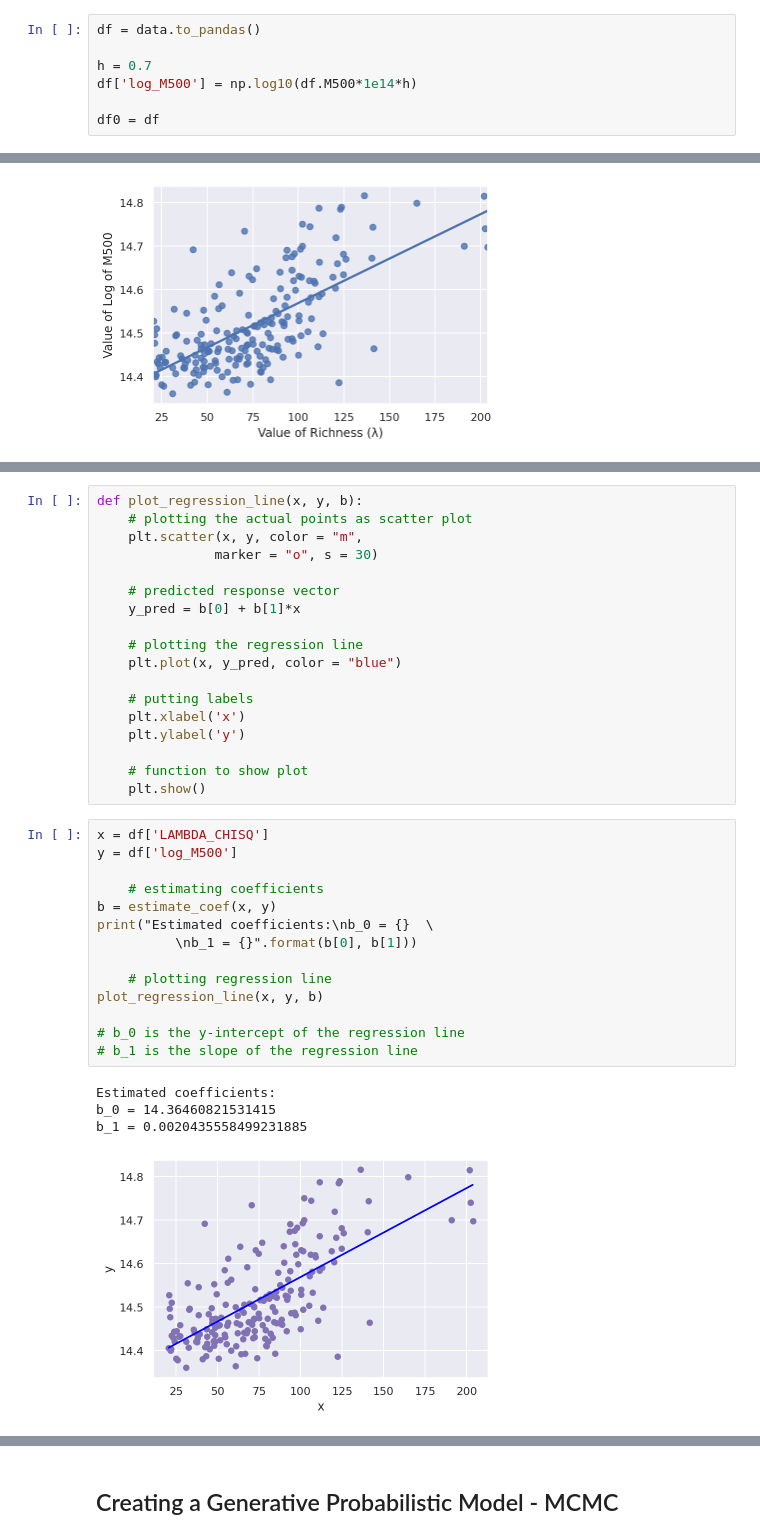
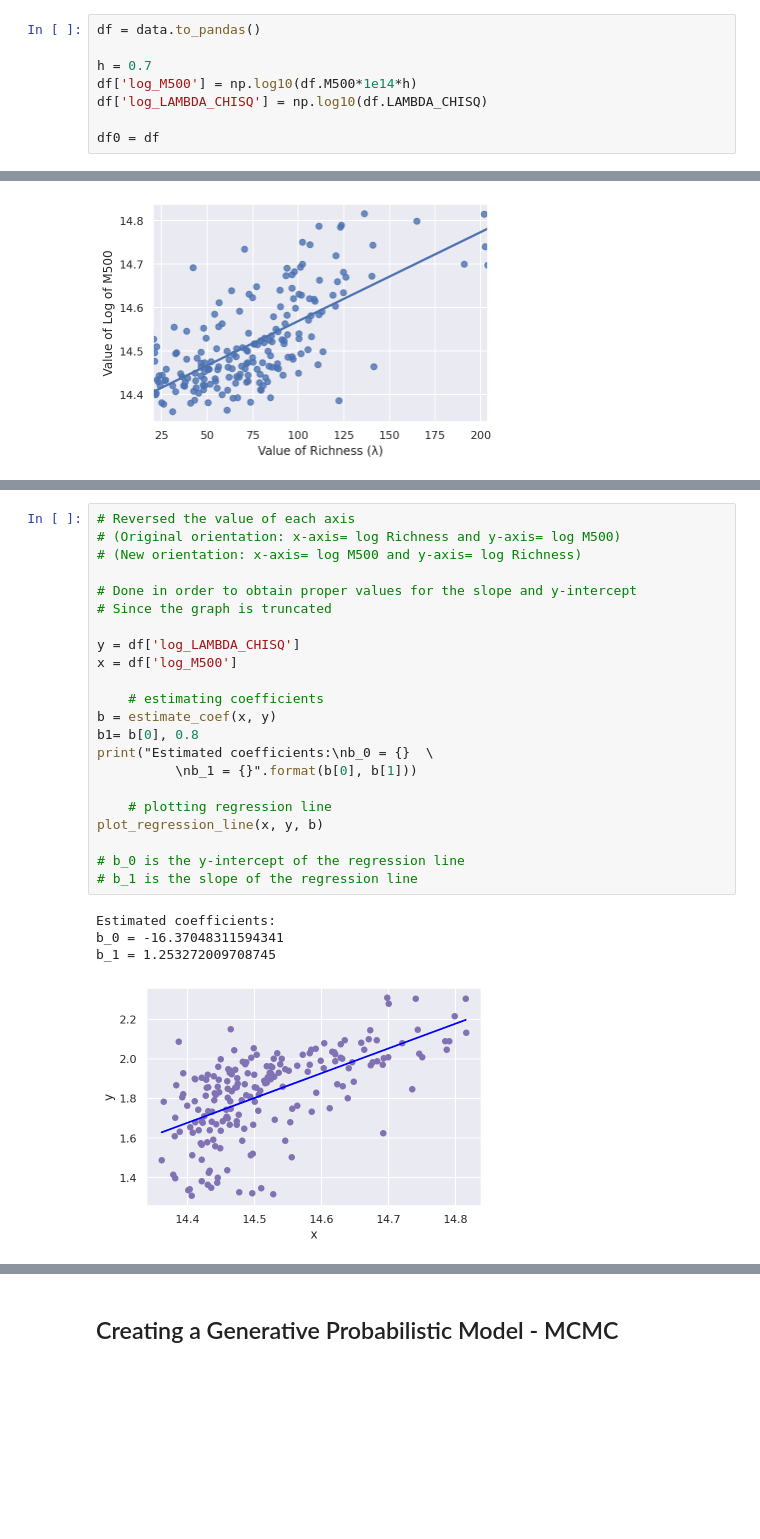
Before and after one commit to allenpinjic/mustar-project, a Jupyter notebook: notebook/Experimenting_With_Models.ipynb, the cells around one changed output, grey strips where cells are left out. Saved outputs shown, nothing was run; the diff lists cells and outputs as text; blank space fills up the shorter version.

```diff
--- a/notebook/Experimenting_With_Models.ipynb
+++ b/notebook/Experimenting_With_Models.ipynb
@@ -20,6 +23,7 @@ df = data.to_pandas()
 
 h = 0.7
 df['log_M500'] = np.log10(df.M500*1e14*h)
+df['log_LAMBDA_CHISQ'] = np.log10(df.LAMBDA_CHISQ)
 
 df0 = df
 # %%
@@ -93,37 +113,27 @@ def estimate_coef(x, y):
-# %%
-def plot_regression_line(x, y, b):
-    # plotting the actual points as scatter plot
-    plt.scatter(x, y, color = "m",
-               marker = "o", s = 30)
-
-    # predicted response vector
-    y_pred = b[0] + b[1]*x
-
-    # plotting the regression line
-    plt.plot(x, y_pred, color = "blue")
-
-    # putting labels
-    plt.xlabel('x')
-    plt.ylabel('y')
-
-    # function to show plot
-    plt.show()
 # %%
-x = df['LAMBDA_CHISQ']
-y = df['log_M500']
+# Reversed the value of each axis
+# (Original orientation: x-axis= log Richness and y-axis= log M500)
+# (New orientation: x-axis= log M500 and y-axis= log Richness)
+
+# Done in order to obtain proper values for the slope and y-intercept
+# Since the graph is truncated
+
+y = df['log_LAMBDA_CHISQ']
+x = df['log_M500']
 
     # estimating coefficients
 b = estimate_coef(x, y)
+b1= b[0], 0.8
 print("Estimated coefficients:\nb_0 = {}  \
           \nb_1 = {}".format(b[0], b[1]))
 
     # plotting regression line
 plot_regression_line(x, y, b)
 
 # b_0 is the y-intercept of the regression line
 # b_1 is the slope of the regression line
 # %% [output]
 Estimated coefficients:
-b_0 = 14.36460821531415
-b_1 = 0.0020435558499231885
+b_0 = -16.37048311594341
+b_1 = 1.253272009708745
-[figure, old version]
+[figure, new version]
```
Also changed, not shown: parts of 28 cells of this notebook.
